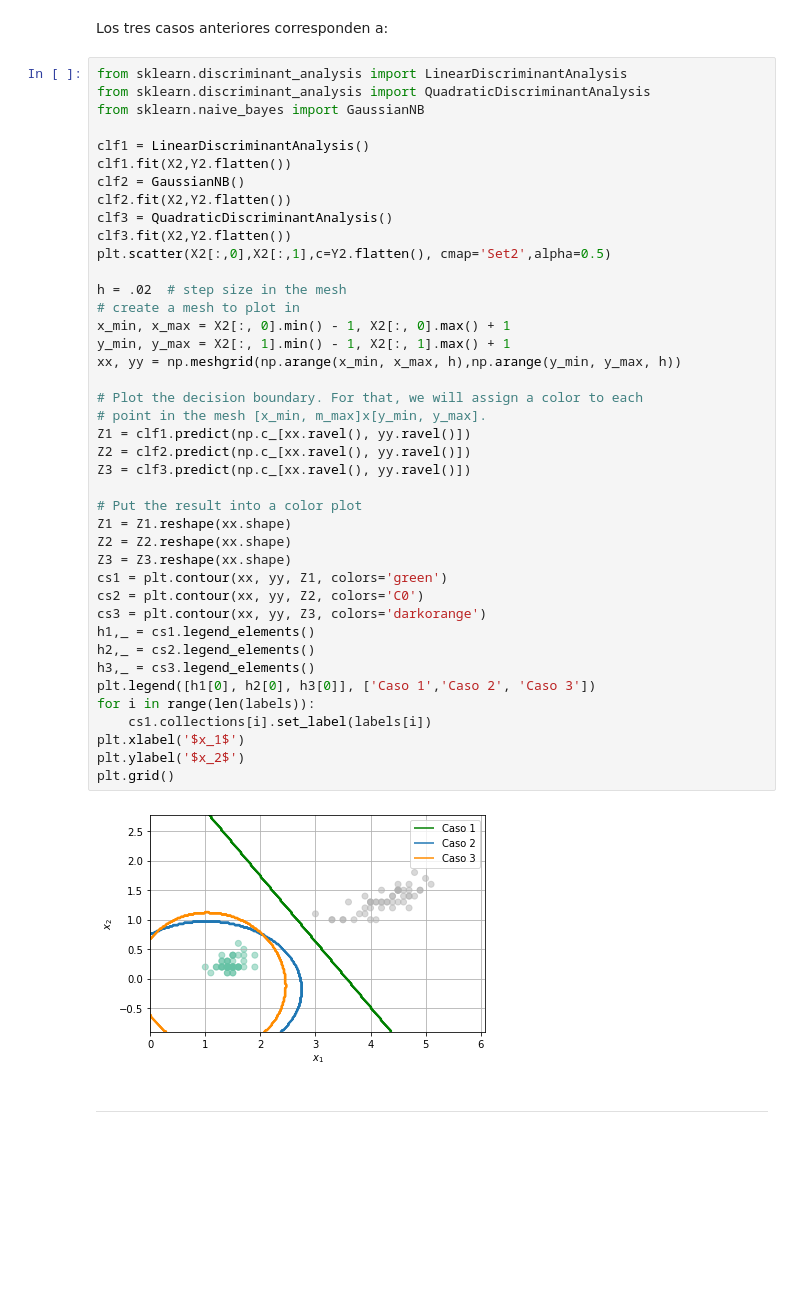
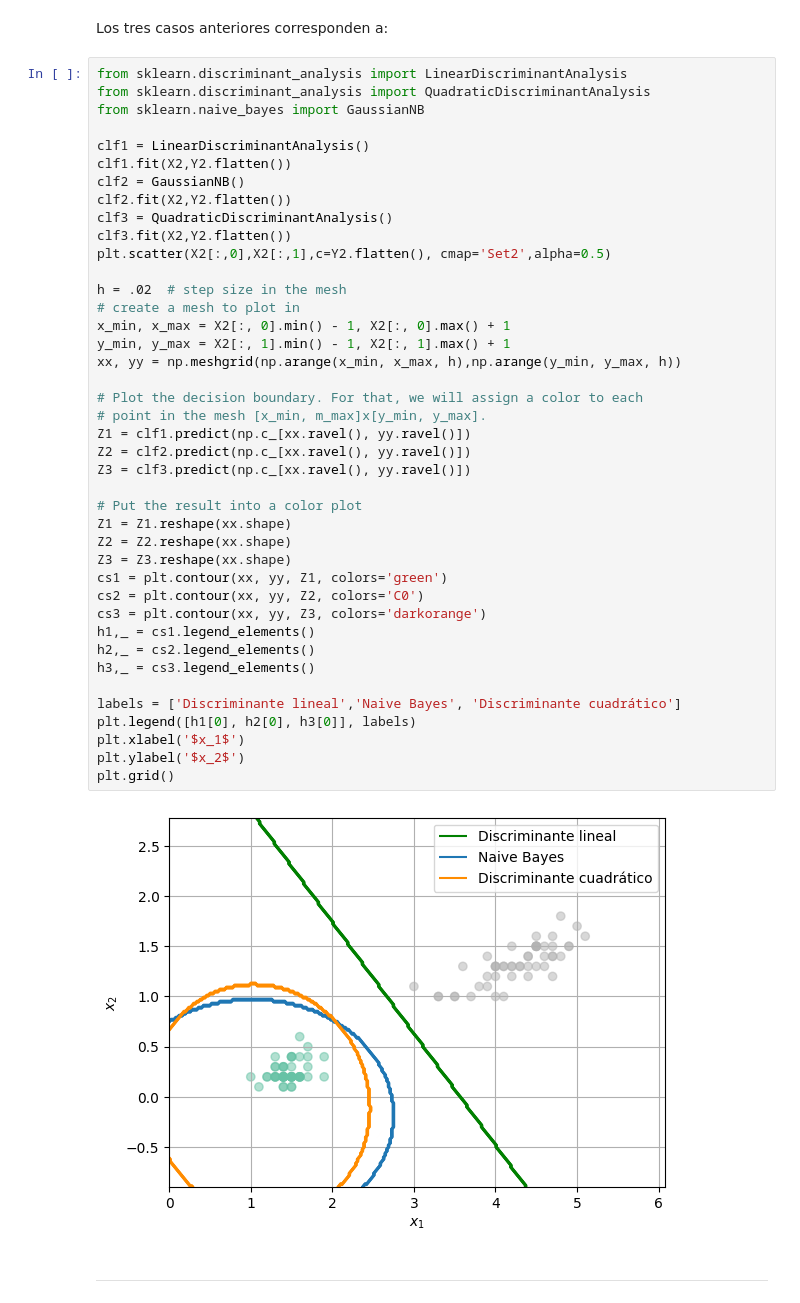
Before and after one commit to JulianCarvajal/Intro_ML_2025, a Jupyter notebook: Clase 03 - Funciones discriminantes Gausianas.ipynb, the cells around one changed output. Saved outputs shown, nothing was run; the diff lists cells and outputs as text; blank space fills up the shorter version.

```diff
--- a/Clase 03 - Funciones discriminantes Gausianas.ipynb
+++ b/Clase 03 - Funciones discriminantes Gausianas.ipynb
@@ -198,37 +198,37 @@ clf2.fit(X2,Y2.flatten())
 clf3 = QuadraticDiscriminantAnalysis()
 clf3.fit(X2,Y2.flatten())
 plt.scatter(X2[:,0],X2[:,1],c=Y2.flatten(), cmap='Set2',alpha=0.5)
 
 h = .02  # step size in the mesh
 # create a mesh to plot in
 x_min, x_max = X2[:, 0].min() - 1, X2[:, 0].max() + 1
 y_min, y_max = X2[:, 1].min() - 1, X2[:, 1].max() + 1
 xx, yy = np.meshgrid(np.arange(x_min, x_max, h),np.arange(y_min, y_max, h))
 
 # Plot the decision boundary. For that, we will assign a color to each
 # point in the mesh [x_min, m_max]x[y_min, y_max].
 Z1 = clf1.predict(np.c_[xx.ravel(), yy.ravel()])
 Z2 = clf2.predict(np.c_[xx.ravel(), yy.ravel()])
 Z3 = clf3.predict(np.c_[xx.ravel(), yy.ravel()])
 
 # Put the result into a color plot
 Z1 = Z1.reshape(xx.shape)
 Z2 = Z2.reshape(xx.shape)
 Z3 = Z3.reshape(xx.shape)
 cs1 = plt.contour(xx, yy, Z1, colors='green')
 cs2 = plt.contour(xx, yy, Z2, colors='C0')
 cs3 = plt.contour(xx, yy, Z3, colors='darkorange')
 h1,_ = cs1.legend_elements()
 h2,_ = cs2.legend_elements()
 h3,_ = cs3.legend_elements()
-plt.legend([h1[0], h2[0], h3[0]], ['Caso 1','Caso 2', 'Caso 3'])
-for i in range(len(labels)):
-    cs1.collections[i].set_label(labels[i])
+
+labels = ['Discriminante lineal','Naive Bayes', 'Discriminante cuadrático']
+plt.legend([h1[0], h2[0], h3[0]], labels)
 plt.xlabel('$x_1$')
 plt.ylabel('$x_2$')
 plt.grid()
 # %% [output]
-[figure, old version]
+[figure, new version]
 # %% [markdown]
 ----------------------------------------------------------------------------------------------------------------------------------------------
 # %% [markdown]
```
Also changed, not shown: parts of 5 cells of this notebook, 1 other file.
